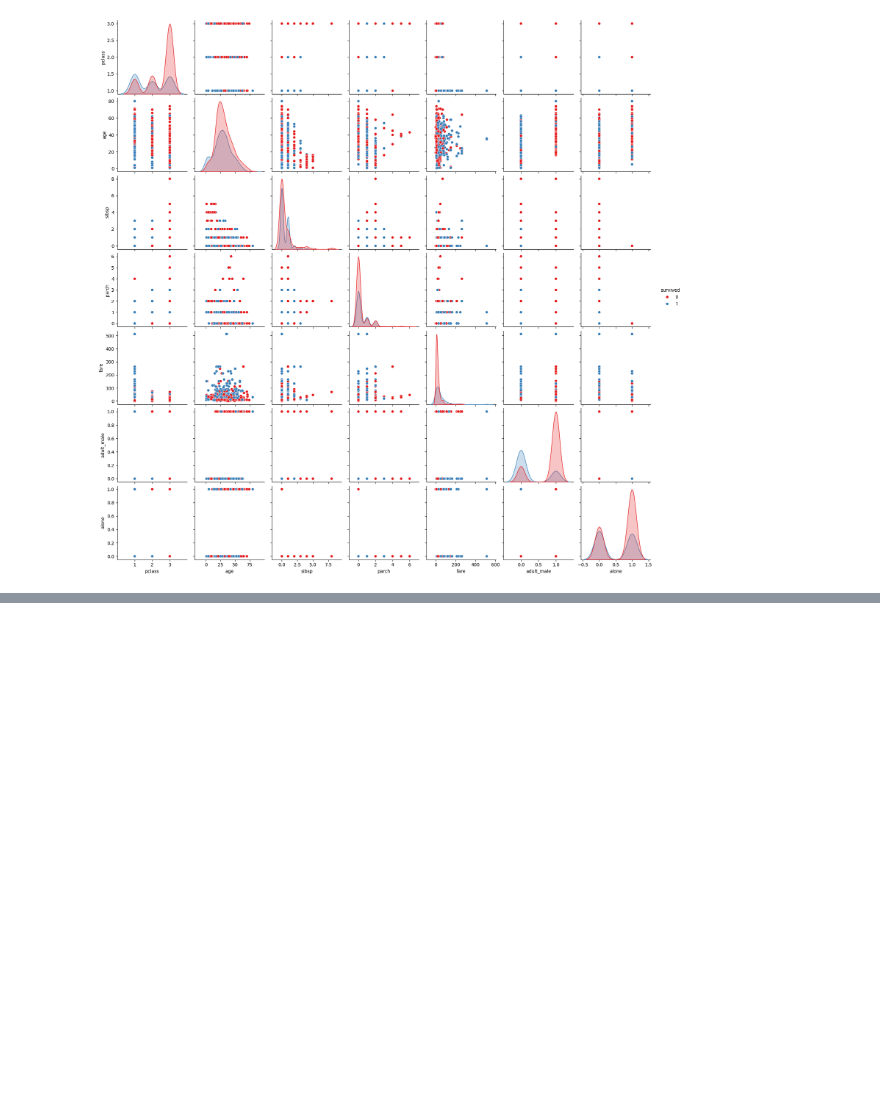
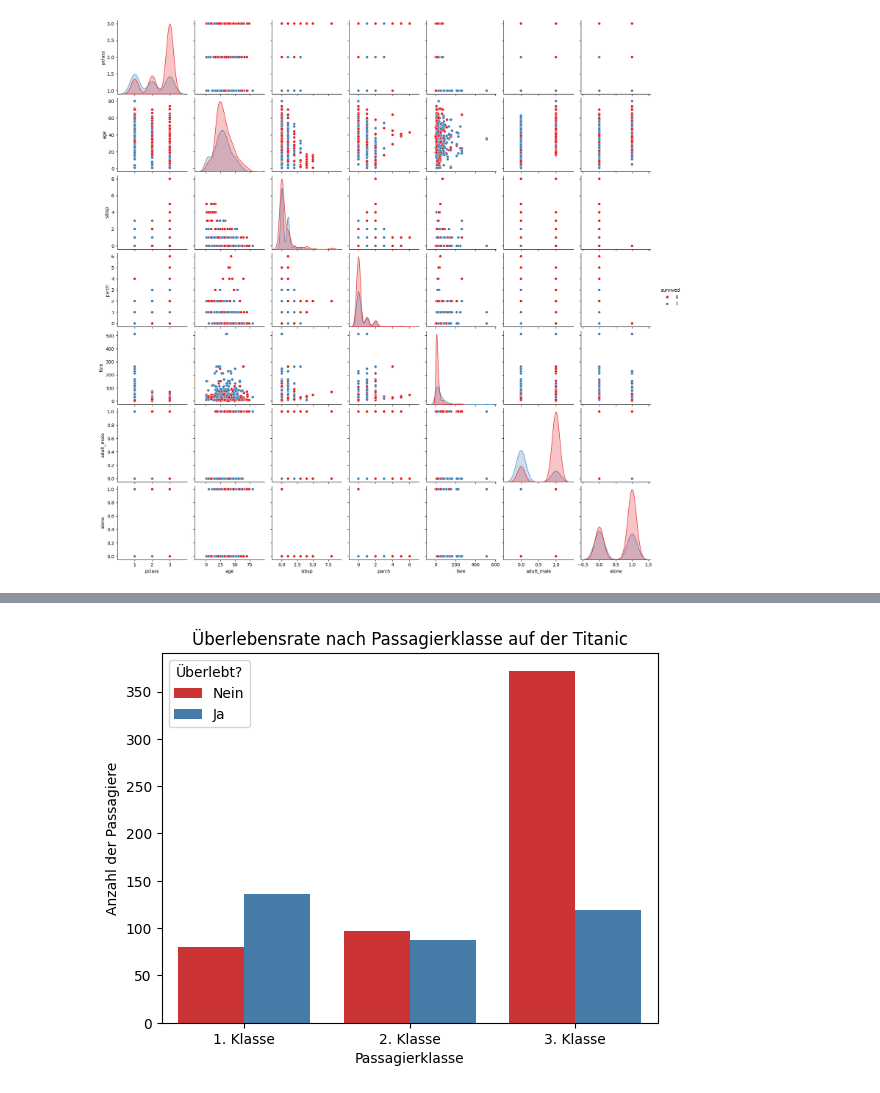
Before and after one commit to maumaudonut/BINA-Projekt-FS25-Donat, a Jupyter notebook: Erstes Projekt Donat/3Projekt.ipynb, the cells around one changed output, grey strips where cells are left out. Saved outputs shown, nothing was run; the diff lists cells and outputs as text; code cells hidden in the pictures; blank space fills up the shorter version.

```diff
--- a/Erstes Projekt Donat/3Projekt.ipynb
+++ b/Erstes Projekt Donat/3Projekt.ipynb
@@ -66,0 +121,15 @@ plt.show()
+# %%
+# Erstelle einen gruppierten Balkenplot
+sns.countplot(x='pclass', hue='survived', data=titanic_df, palette='Set1')
+
+# Beschriftungen und Titel hinzufügen
+plt.xlabel('Passagierklasse')
+plt.ylabel('Anzahl der Passagiere')
+plt.title('Überlebensrate nach Passagierklasse auf der Titanic')
+plt.legend(title='Überlebt?', labels=['Nein', 'Ja'])
+plt.xticks(ticks=[0, 1, 2], labels=['1. Klasse', '2. Klasse', '3. Klasse'])  # X-Achse beschriften
+
+# Zeige den Plot an
+plt.show()
+# %% [output]
+[figure, added]
```
Also changed, not shown: parts of 6 cells of this notebook.
